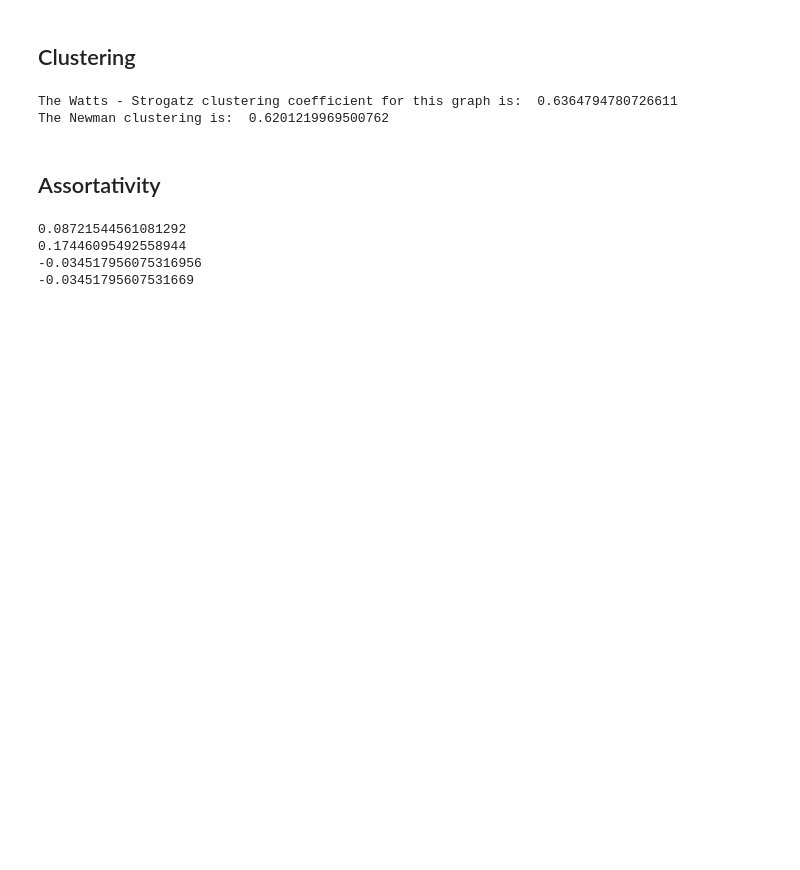
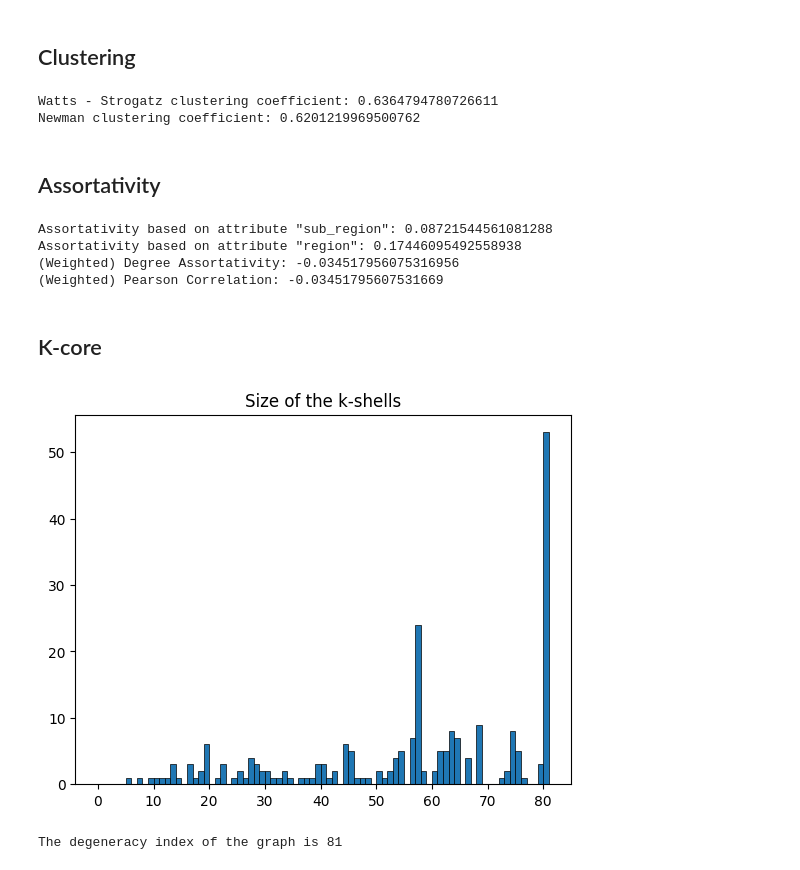
Before and after one commit to Ethangx8/AdvancedDataScienceCN, a Jupyter notebook: notebook/notebook.ipynb, the cells around one changed output. Drawn from its saved outputs; the diff is of its cells as text; code cells hidden in the pictures; blank space fills up the shorter version.

Commit message:
k-cores

```diff
--- a/notebook/notebook.ipynb
+++ b/notebook/notebook.ipynb
@@ -238,20 +256,32 @@ The maximum Harmonic Closeness is 225.0
 def watts_strogatz_coeff(g):
     return np.mean(list(nx.clustering(g).values()))
 # %%
-print("The Watts - Strogatz clustering coefficient for this graph is: ", watts_strogatz_coeff(g))
-print("The Newman clustering is: ", nx.transitivity(g))
+print("Watts - Strogatz clustering coefficient:", watts_strogatz_coeff(g))
+print("Newman clustering coefficient:", nx.transitivity(g))
 # %% [output]
-The Watts - Strogatz clustering coefficient for this graph is:  0.6364794780726611
-The Newman clustering is:  0.6201219969500762
+Watts - Strogatz clustering coefficient: 0.6364794780726611
+Newman clustering coefficient: 0.6201219969500762
 # %% [markdown]
 ## Assortativity
 # %%
-print(nx.attribute_assortativity_coefficient(g, attribute = "sub_region"))
-print(nx.attribute_assortativity_coefficient(g, attribute = "region"))
-print(nx.degree_assortativity_coefficient(g, weight = "migration_total"))
-print(nx.degree_pearson_correlation_coefficient(g, weight = "migration_total"))
+print("Assortativity based on attribute \"sub_region\":", nx.attribute_assortativity_coefficient(g, attribute = "sub_region"))
+print("Assortativity based on attribute \"region\":", nx.attribute_assortativity_coefficient(g, attribute = "region"))
+print("(Weighted) Degree Assortativity:", nx.degree_assortativity_coefficient(g, weight = "migration_total"))
+print("(Weighted) Pearson Correlation:", nx.degree_pearson_correlation_coefficient(g, weight = "migration_total"))
 # %% [output]
-0.08721544561081292
-0.17446095492558944
--0.034517956075316956
--0.03451795607531669
+Assortativity based on attribute "sub_region": 0.08721544561081288
+Assortativity based on attribute "region": 0.17446095492558938
+(Weighted) Degree Assortativity: -0.034517956075316956
+(Weighted) Pearson Correlation: -0.03451795607531669
+# %% [markdown]
+## K-core
+# %%
+k_cores = nx.core_number(g)
+degeneracy = max(k_cores.values())
+plt.hist(k_cores.values(), bins = range(degeneracy + 1), edgecolor = 'black', linewidth = 0.5)
+plt.title("Size of the k-shells")
+plt.show()
+print("The degeneracy index of the graph is", degeneracy)
+# %% [output]
+[figure, added]
+The degeneracy index of the graph is 81
```
Also changed, not shown: parts of 19 cells of this notebook.
